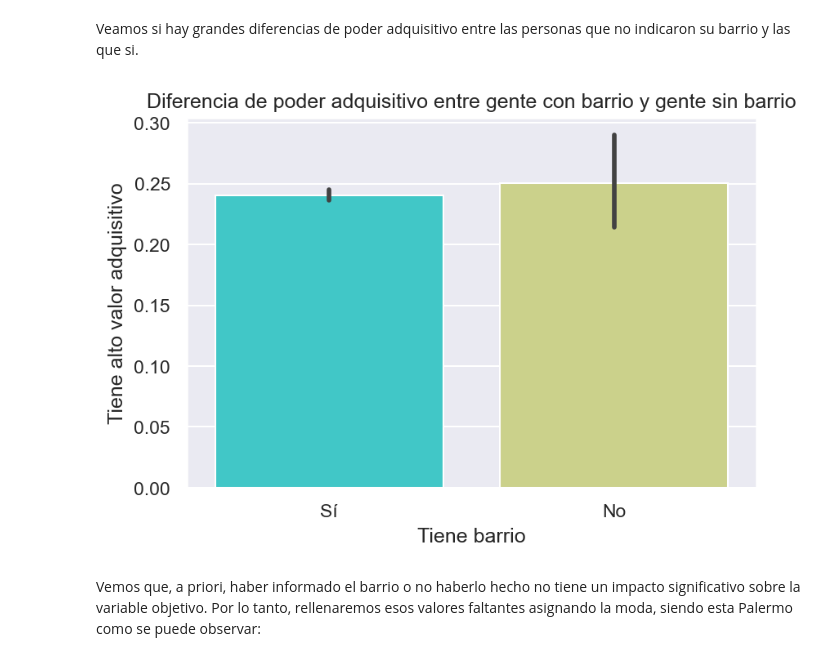
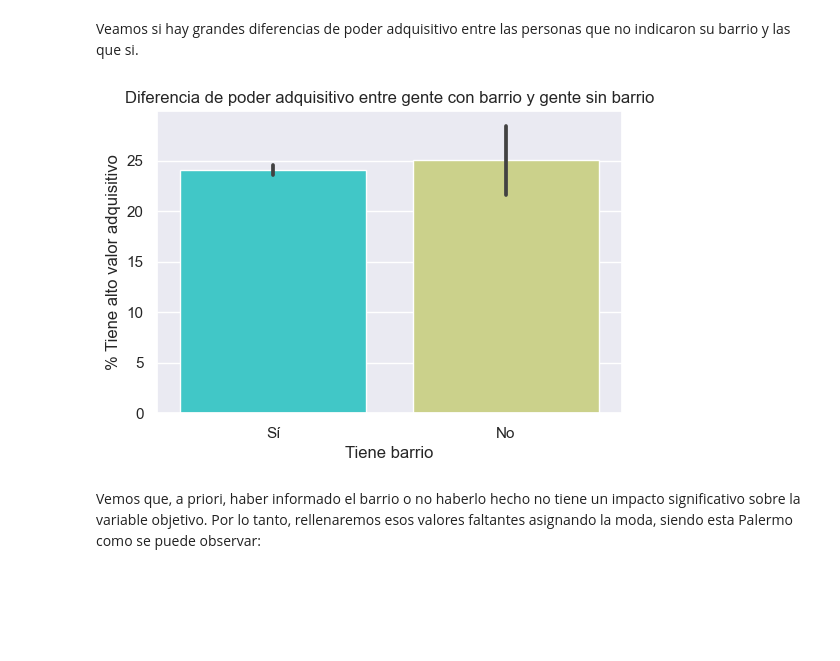
Before and after one commit to ncontinanza/tp-datos-1c2021-de-angelis-riva-continanza, a Jupyter notebook: Trabajo práctico N°1.ipynb, the cells around one changed output. Saved outputs shown, nothing was run; the diff lists cells and outputs as text; code cells hidden in the pictures; blank space fills up the shorter version.

```diff
--- a/Trabajo práctico N°1.ipynb
+++ b/Trabajo práctico N°1.ipynb
@@ -84,17 +86,17 @@ Veamos si hay grandes diferencias de poder adquisitivo entre las personas que no
 # %%
 df_test_barrio = df[['barrio', 'tiene_alto_valor_adquisitivo']].copy()
 df_test_barrio['tiene_barrio'] = df_test_barrio['barrio'].isna().apply(lambda x: 'No' if x else 'Sí')
 del df_test_barrio['barrio']
 
-plt.figure(dpi=150)
-ax = sns.barplot(data=df_test_barrio, x='tiene_barrio', y='tiene_alto_valor_adquisitivo', palette='rainbow')
+plt.figure(dpi=100)
+ax = sns.barplot(data=df_test_barrio, x='tiene_barrio', y='tiene_alto_valor_adquisitivo', palette='rainbow', estimator=lambda x: np.mean(x)*100.0)
 
-plt.ylabel("Tiene alto valor adquisitivo")
+plt.ylabel("% Tiene alto valor adquisitivo")
 plt.xlabel("Tiene barrio")
 plt.title('Diferencia de poder adquisitivo entre gente con barrio y gente sin barrio')
 plt.show()
 # %% [output]
-[figure, old version]
+[figure, new version]
 # %% [markdown]
 Vemos que, a priori, haber informado el barrio o no haberlo hecho no tiene un impacto significativo sobre la variable objetivo. Por lo tanto, rellenaremos esos valores faltantes asignando la moda, siendo esta Palermo como se puede observar:
 # %%
```
Also changed, not shown: parts of 28 cells of this notebook.
